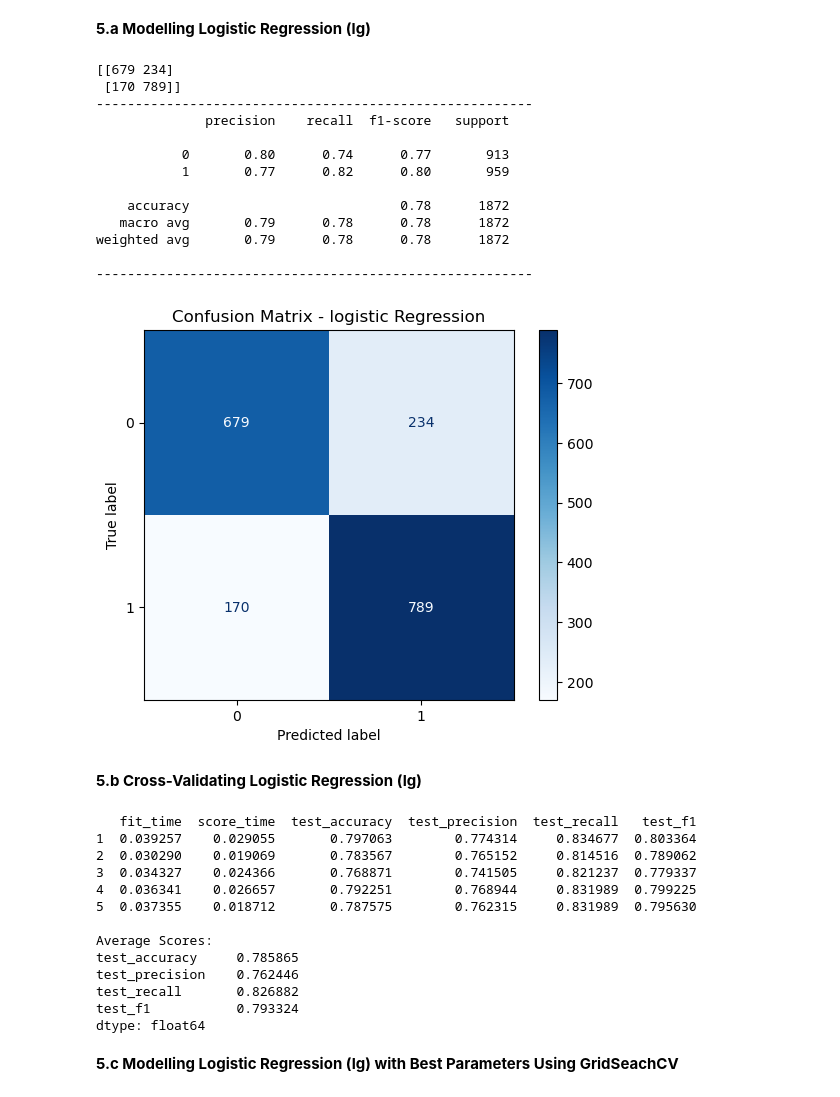
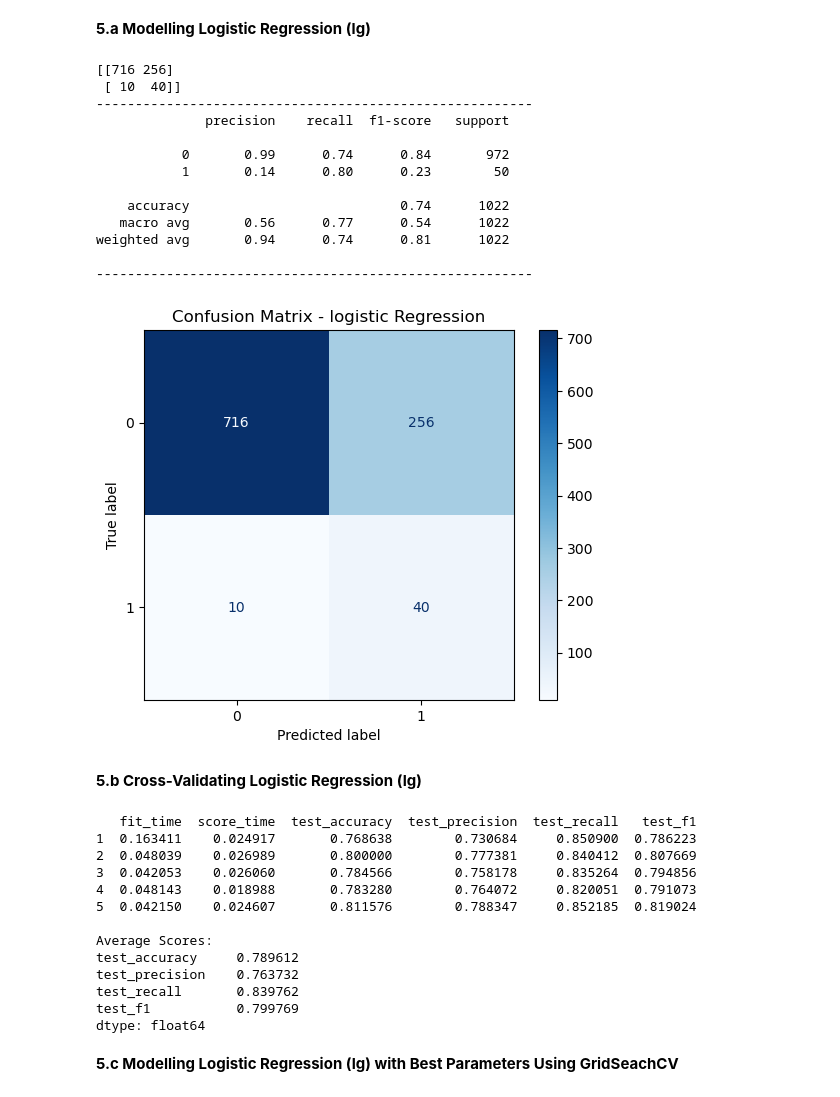
Before and after one commit to Elrayes977/Depi_Data_Science_Project, a Jupyter notebook: Stroke_Final/stroke.ipynb, the cells around one changed output. Cells and saved outputs as stored; diff of their text form; code cells hidden in the pictures.

```diff
--- a/Stroke_Final/stroke.ipynb
+++ b/Stroke_Final/stroke.ipynb
@@ -1443,9 +1141,9 @@ plt.show()
 **4.a Modelling K-Nearest Neighbor (KNN) with Default Parameters**
 # %%
 KNN_model = KNeighborsClassifier(n_neighbors=5,p=2,metric='euclidean')
-KNN_model.fit(X_train, y_train)
-y_pred_KNN = KNN_model.predict(X_test)
-y_train_pred_KNN = KNN_model.predict(X_train)
+KNN_model.fit(X_sample, y_sample)
+y_pred_KNN = KNN_model.predict(X_test_prep)
+y_train_pred_KNN = KNN_model.predict(X_sample)
 
 knn_f1 = f1_score(y_test, y_pred_KNN)
 knn_acc = accuracy_score(y_test, y_pred_KNN)
@@ -1464,5 +1162,5 @@ cm = confusion_matrix(y_test, y_pred)
 disp = ConfusionMatrixDisplay(confusion_matrix=cm, display_labels=KNN_model.classes_)
 disp.plot(cmap=plt.cm.Blues)
 
-train_val(y_train, y_train_pred_KNN, y_test, y_pred_KNN)
+train_val(y_sample, y_train_pred_KNN, y_test, y_pred_KNN)
 # %% [output]
@@ -1509,9 +1207,9 @@ test_error_rates = []
 
 for k in range(1, 30):
     KNN_model = KNeighborsClassifier(n_neighbors=k)
-    KNN_model.fit(X_train, y_train)
+    KNN_model.fit(X_sample, y_sample)
 
-    y_pred_Er = KNN_model.predict(X_test)
+    y_pred_Er = KNN_model.predict(X_test_prep)
     test_error_rates.append(np.mean(y_pred_Er!=y_test))
 
 plt.figure(figsize=(20,8))
@@ -1530,7 +1228,7 @@ param_grid = {"n_neighbors": k_values, "p": [1, 2], "weights": ['uniform', "dist
 
 KNN_grid = KNeighborsClassifier()
 KNN_grid_model = GridSearchCV(KNN_grid, param_grid, cv=5, scoring='accuracy')
-KNN_grid_model.fit(X_train, y_train)
+KNN_grid_model.fit(X_sample, y_sample)
 
 print('\033[1mBest Parameters of GridSearchCV for KNN Model:\033[0m', KNN_grid_model.best_params_)
 print("--------------------------------------------------------------------------------------------------------------------")
@@ -1540,19 +1238,16 @@ Best Parameters of GridSearchCV for KNN Model: {'n_neighbors': 1, 'p': 1, 'weigh
 --------------------------------------------------------------------------------------------------------------------
 Best Estimator of GridSearchCV for KNN Model: KNeighborsClassifier(n_neighbors=1, p=1)
 # %%
-# NOW WITH K=1
 KNN_model = KNeighborsClassifier(n_neighbors=1, p=1, weights='uniform')
-KNN_model.fit(X_train, y_train)
-y_pred_ER = KNN_model.predict(X_test)
-y_train_pred_ER = KNN_model.predict(X_train)
+KNN_model.fit(X_sample, y_sample)
+y_pred_ER = KNN_model.predict(X_test_prep)
+y_train_pred_ER = KNN_model.predict(X_sample)
 
 knn26_f1 = f1_score(y_test, y_pred_ER)
 knn26_acc = accuracy_score(y_test, y_pred_ER)
 knn26_recall = recall_score(y_test, y_pred_ER)
 knn26_auc = roc_auc_score(y_test, y_pred_ER)
 
-print('WITH K=1')
-print('-------------------')
 print(confusion_matrix(y_test,y_pred_ER))
 print("\033[1m--------------------------------------------------------\033[0m")
 print(classification_report(y_test,y_pred_ER))
@@ -1565,7 +1260,7 @@ cm = confusion_matrix(y_test, y_pred)
 disp = ConfusionMatrixDisplay(confusion_matrix=cm, display_labels=KNN_model.classes_)
 disp.plot(cmap=plt.cm.Blues)
 
-train_val(y_train, y_train_pred_ER, y_test, y_pred_ER)
+train_val(y_sample, y_train_pred_ER, y_test, y_pred_ER)
 # %% [output]
 WITH K=1
 -------------------
@@ -1625,45 +1320,45 @@ plt.show()
 # %%
 # Initialize and train the model
 lg = LogisticRegression(class_weight='balanced', random_state=42, max_iter=1000)
-lg.fit(X_train, y_train)
+lg.fit(X_sample, y_sample)
 
 # Predictions
-lg_y_pred = lg.predict(X_test)
-lg_y_train_pred = lg.predict(X_train)
+lg_y_pred = lg.predict(X_test_prep)
+lg_y_train_pred = lg.predict(X_sample)
 
 # Evaluation metrics
 lg_f1 = f1_score(y_test, lg_y_pred)
 lg_acc = accuracy_score(y_test, lg_y_pred)
 lg_recall = recall_score(y_test, lg_y_pred)
 lg_auc = roc_auc_score(y_test, lg_y_pred)
 
 # Print metrics
 print(confusion_matrix(y_test, lg_y_pred))
 print("\033[1m--------------------------------------------------------\033[0m")
 print(classification_report(y_test, lg_y_pred))
 print("\033[1m--------------------------------------------------------\033[0m")
 
 # Confusion matrix plot
 lg_cm = confusion_matrix(y_test, lg_y_pred)
 lg_disp = ConfusionMatrixDisplay(confusion_matrix=lg_cm, display_labels=lg.classes_)
 lg_disp.plot(cmap=plt.cm.Blues)
 plt.title("Confusion Matrix - logistic Regression")
 plt.show()
 # %% [output]
-[[679 234]
- [170 789]]
+[[716 256]
+ [ 10  40]]
 --------------------------------------------------------
               precision    recall  f1-score   support
 
-           0       0.80      0.74      0.77       913
-           1       0.77      0.82      0.80       959
+           0       0.99      0.74      0.84       972
+           1       0.14      0.80      0.23        50
 
-    accuracy                           0.78      1872
-   macro avg       0.79      0.78      0.78      1872
-weighted avg       0.79      0.78      0.78      1872
+    accuracy                           0.74      1022
+   macro avg       0.56      0.77      0.54      1022
+weighted avg       0.94      0.74      0.81      1022
 
 --------------------------------------------------------
-[figure, old version]
+[figure, new version]
 # %% [markdown]
 **5.b Cross-Validating Logistic Regression (lg)**
 # %%
@@ -1671,13 +1366,7 @@ weighted avg       0.79      0.78      0.78      1872
 lg_xvalid_model = LogisticRegression(class_weight='balanced', max_iter=1000, random_state=42)
 
 # Perform 5-fold cross-validation with desired metrics
-lg_xvalid_model_scores = cross_validate(
-    lg_xvalid_model,
-    X_train,
-    y_train,
-    scoring=["accuracy", "precision", "recall", "f1"],
-    cv=5
-)
+lg_xvalid_model_scores = cross_validate(lg_xvalid_model, X_sample, y_sample, scoring=["accuracy", "precision", "recall", "f1"], cv=5)
 
 # Convert results to DataFrame for easy readability
 lg_xvalid_model_scores = pd.DataFrame(lg_xvalid_model_scores, index=range(1, 6))
@@ -1688,17 +1377,17 @@ print("\nAverage Scores:")
 print(lg_xvalid_model_scores.mean()[2:])
 # %% [output]
    fit_time  score_time  test_accuracy  test_precision  test_recall   test_f1
-1  0.039257    0.029055       0.797063        0.774314     0.834677  0.803364
-2  0.030290    0.019069       0.783567        0.765152     0.814516  0.789062
-3  0.034327    0.024366       0.768871        0.741505     0.821237  0.779337
-4  0.036341    0.026657       0.792251        0.768944     0.831989  0.799225
-5  0.037355    0.018712       0.787575        0.762315     0.831989  0.795630
+1  0.163411    0.024917       0.768638        0.730684     0.850900  0.786223
+2  0.048039    0.026989       0.800000        0.777381     0.840412  0.807669
+3  0.042053    0.026060       0.784566        0.758178     0.835264  0.794856
+4  0.048143    0.018988       0.783280        0.764072     0.820051  0.791073
+5  0.042150    0.024607       0.811576        0.788347     0.852185  0.819024
 
 Average Scores:
-test_accuracy     0.785865
-test_precision    0.762446
-test_recall       0.826882
-test_f1           0.793324
+test_accuracy     0.789612
+test_precision    0.763732
+test_recall       0.839762
+test_f1           0.799769
 dtype: float64
 # %% [markdown]
 **5.c Modelling Logistic Regression (lg) with Best Parameters Using GridSeachCV**
```
Also changed, not shown: parts of 58 cells of this notebook, 2 other files.
